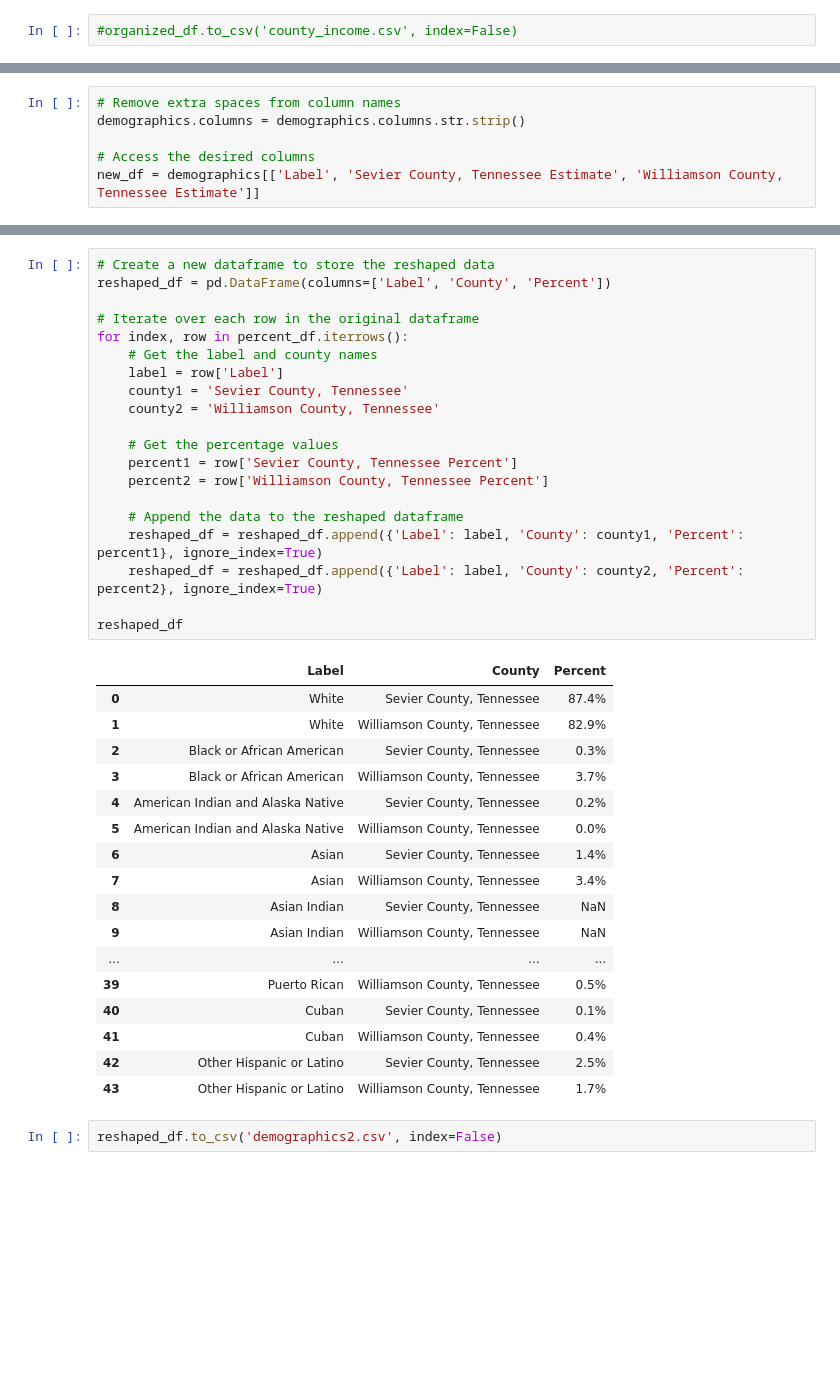
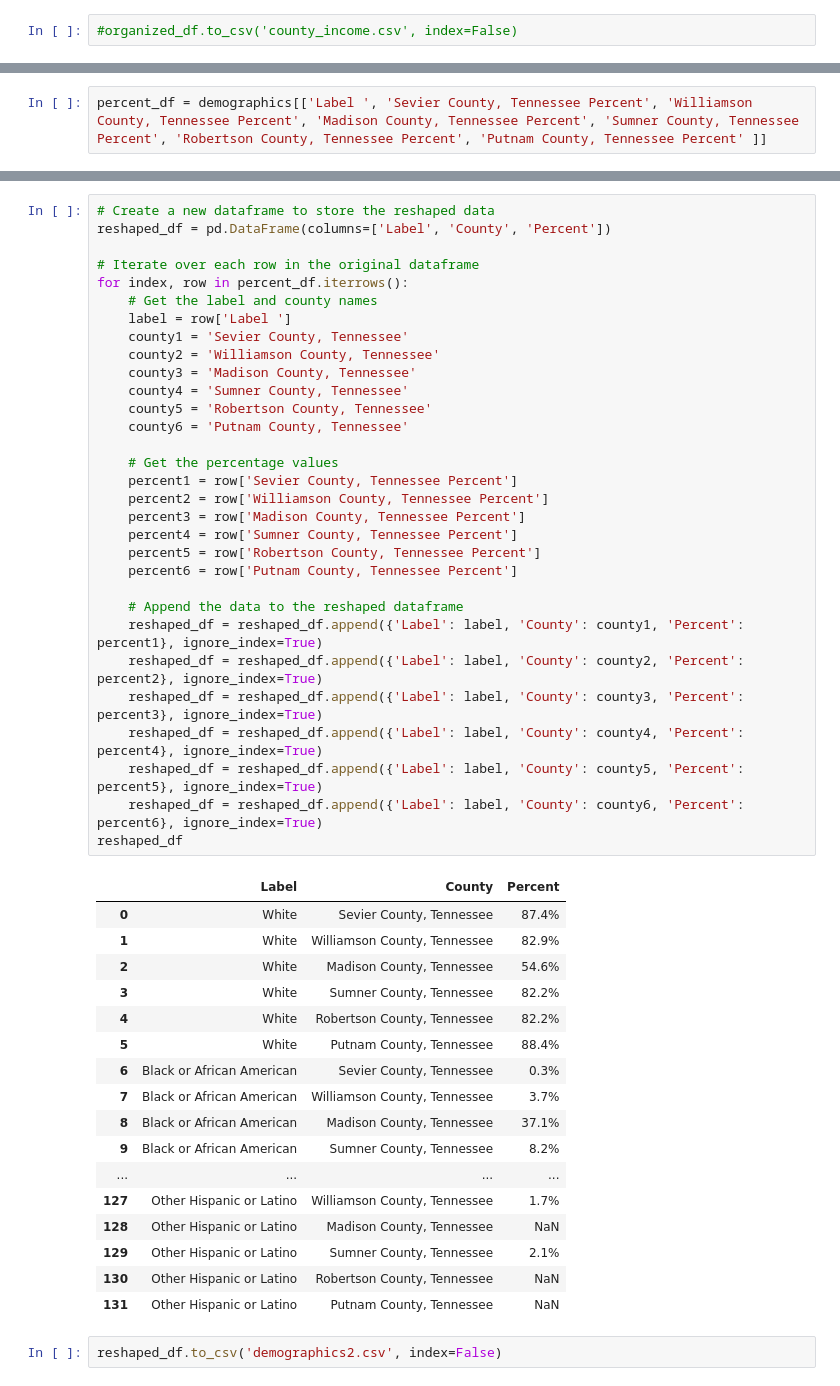
Before and after one commit to scost46/TN_Obesity_Analysis_Capstone, a Jupyter notebook: notebooks/TN_census_notebook.ipynb, the cells around one changed output, grey strips where cells are left out. Cells and saved outputs as stored; diff of their text form; blank space fills up the shorter version.

```diff
--- a/notebooks/TN_census_notebook.ipynb
+++ b/notebooks/TN_census_notebook.ipynb
@@ -603,6 +580,0 @@ Index(['Label ', 'Anderson County, Tennessee Estimate',
-# %%
-# Remove extra spaces from column names
-demographics.columns = demographics.columns.str.strip()
-
-# Access the desired columns
-new_df = demographics[['Label', 'Sevier County, Tennessee Estimate', 'Williamson County, Tennessee Estimate']]
@@ -725,3 +601,5 @@ percent_df
+# %%
+percent_df = demographics[['Label ', 'Sevier County, Tennessee Percent', 'Williamson County, Tennessee Percent', 'Madison County, Tennessee Percent', 'Sumner County, Tennessee Percent', 'Robertson County, Tennessee Percent', 'Putnam County, Tennessee Percent' ]]
 # %%
 # Drop specific rows
 labels_to_drop = ['One race', 'Total population', 'Two or more races']
@@ -749,40 +627,51 @@ percent_df
 # %%
 # Create a new dataframe to store the reshaped data
 reshaped_df = pd.DataFrame(columns=['Label', 'County', 'Percent'])
 
 # Iterate over each row in the original dataframe
 for index, row in percent_df.iterrows():
     # Get the label and county names
-    label = row['Label']
+    label = row['Label ']
     county1 = 'Sevier County, Tennessee'
     county2 = 'Williamson County, Tennessee'
+    county3 = 'Madison County, Tennessee'
+    county4 = 'Sumner County, Tennessee'
+    county5 = 'Robertson County, Tennessee'
+    county6 = 'Putnam County, Tennessee'
 
     # Get the percentage values
     percent1 = row['Sevier County, Tennessee Percent']
     percent2 = row['Williamson County, Tennessee Percent']
+    percent3 = row['Madison County, Tennessee Percent']
+    percent4 = row['Sumner County, Tennessee Percent']
+    percent5 = row['Robertson County, Tennessee Percent']
+    percent6 = row['Putnam County, Tennessee Percent']
 
     # Append the data to the reshaped dataframe
     reshaped_df = reshaped_df.append({'Label': label, 'County': county1, 'Percent': percent1}, ignore_index=True)
     reshaped_df = reshaped_df.append({'Label': label, 'County': county2, 'Percent': percent2}, ignore_index=True)
-
+    reshaped_df = reshaped_df.append({'Label': label, 'County': county3, 'Percent': percent3}, ignore_index=True)
+    reshaped_df = reshaped_df.append({'Label': label, 'County': county4, 'Percent': percent4}, ignore_index=True)
+    reshaped_df = reshaped_df.append({'Label': label, 'County': county5, 'Percent': percent5}, ignore_index=True)
+    reshaped_df = reshaped_df.append({'Label': label, 'County': county6, 'Percent': percent6}, ignore_index=True)
 reshaped_df
 # %% [output]
 |  | Label | County | Percent |
 | 0 | White | Sevier County, Tennessee | 87.4% |
 | 1 | White | Williamson County, Tennessee | 82.9% |
-| 2 | Black or African American | Sevier County, Tennessee | 0.3% |
-| 3 | Black or African American | Williamson County, Tennessee | 3.7% |
-| 4 | American Indian and Alaska Native | Sevier County, Tennessee | 0.2% |
-| 5 | American Indian and Alaska Native | Williamson County, Tennessee | 0.0% |
-| 6 | Asian | Sevier County, Tennessee | 1.4% |
-| 7 | Asian | Williamson County, Tennessee | 3.4% |
-| 8 | Asian Indian | Sevier County, Tennessee | NaN |
-| 9 | Asian Indian | Williamson County, Tennessee | NaN |
+| 2 | White | Madison County, Tennessee | 54.6% |
+| 3 | White | Sumner County, Tennessee | 82.2% |
+| 4 | White | Robertson County, Tennessee | 82.2% |
+| 5 | White | Putnam County, Tennessee | 88.4% |
+| 6 | Black or African American | Sevier County, Tennessee | 0.3% |
+| 7 | Black or African American | Williamson County, Tennessee | 3.7% |
+| 8 | Black or African American | Madison County, Tennessee | 37.1% |
+| 9 | Black or African American | Sumner County, Tennessee | 8.2% |
 | ... | ... | ... | ... |
-| 39 | Puerto Rican | Williamson County, Tennessee | 0.5% |
-| 40 | Cuban | Sevier County, Tennessee | 0.1% |
-| 41 | Cuban | Williamson County, Tennessee | 0.4% |
-| 42 | Other Hispanic or Latino | Sevier County, Tennessee | 2.5% |
-| 43 | Other Hispanic or Latino | Williamson County, Tennessee | 1.7% |
+| 127 | Other Hispanic or Latino | Williamson County, Tennessee | 1.7% |
+| 128 | Other Hispanic or Latino | Madison County, Tennessee | NaN |
+| 129 | Other Hispanic or Latino | Sumner County, Tennessee | 2.1% |
+| 130 | Other Hispanic or Latino | Robertson County, Tennessee | NaN |
+| 131 | Other Hispanic or Latino | Putnam County, Tennessee | NaN |
 # %%
 reshaped_df.to_csv('demographics2.csv', index=False)
```
Also changed, not shown: parts of 12 cells of this notebook, 3 other files.
